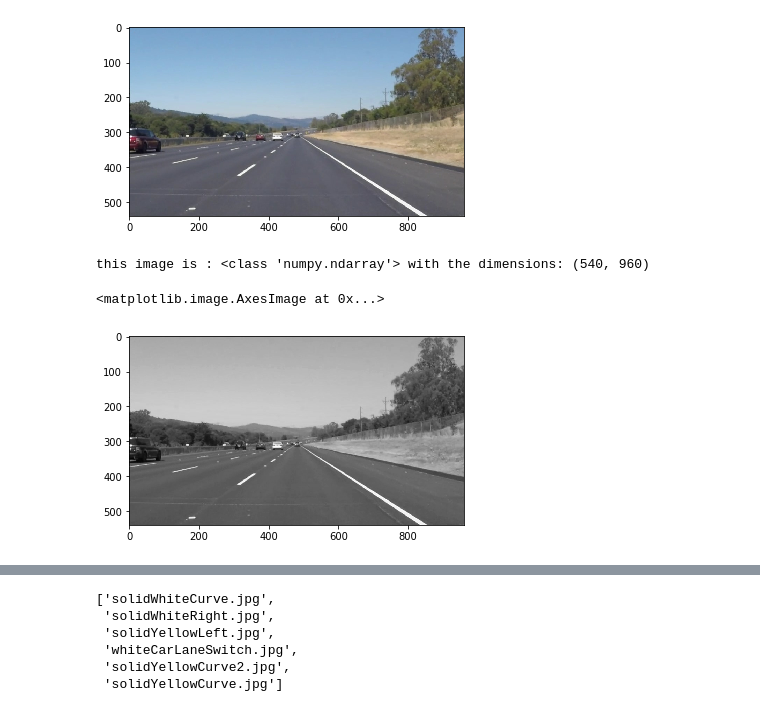
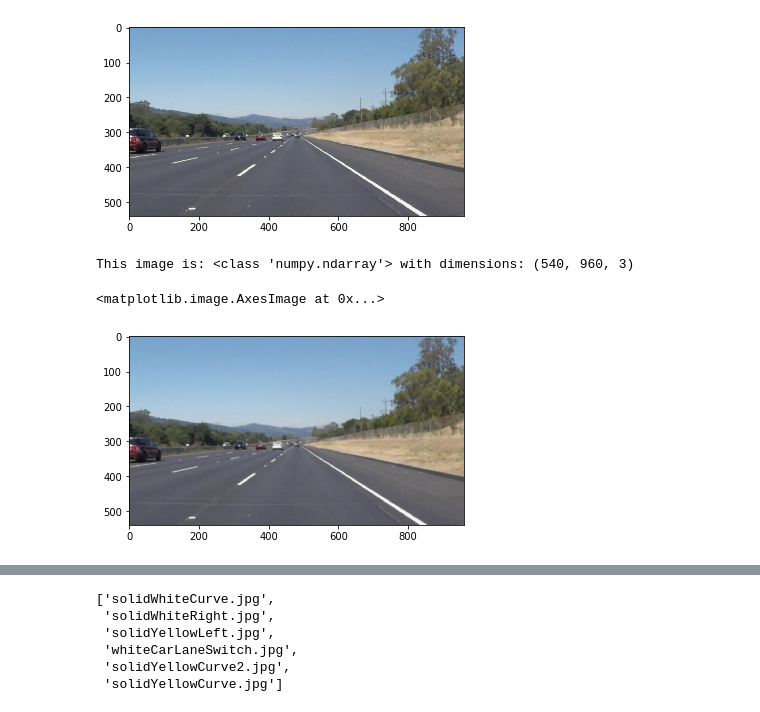
Before and after one commit to imranwaheed/finding-lane-lines-project, a Jupyter notebook: Untitled0.ipynb, the cells around one changed output, grey strips where cells are left out. Drawn from its saved outputs; the diff is of its cells as text; code cells hidden in the pictures.

```diff
--- a/Untitled0.ipynb
+++ b/Untitled0.ipynb
@@ -79,10 +103,10 @@ This image is: <class 'numpy.ndarray'> with dimensions: (540, 960, 3)
 <matplotlib.image.AxesImage at 0x...>
 [figure]
 # %%
-gray=grayscale(image)
-print('this image is :',type(image),'with the dimensions:',gray.shape)
-plt.imshow(gray,cmap='gray')
+blur=gaussian_blur(image,5)
+print('This image is:', type(image), 'with dimensions:', blur.shape)
+plt.imshow(blur,cmap='gray')
 # %% [output]
-this image is : <class 'numpy.ndarray'> with the dimensions: (540, 960)
+This image is: <class 'numpy.ndarray'> with dimensions: (540, 960, 3)
 <matplotlib.image.AxesImage at 0x...>
-[figure, old version]
+[figure, new version]
```
Also changed, not shown: parts of 16 cells of this notebook.
